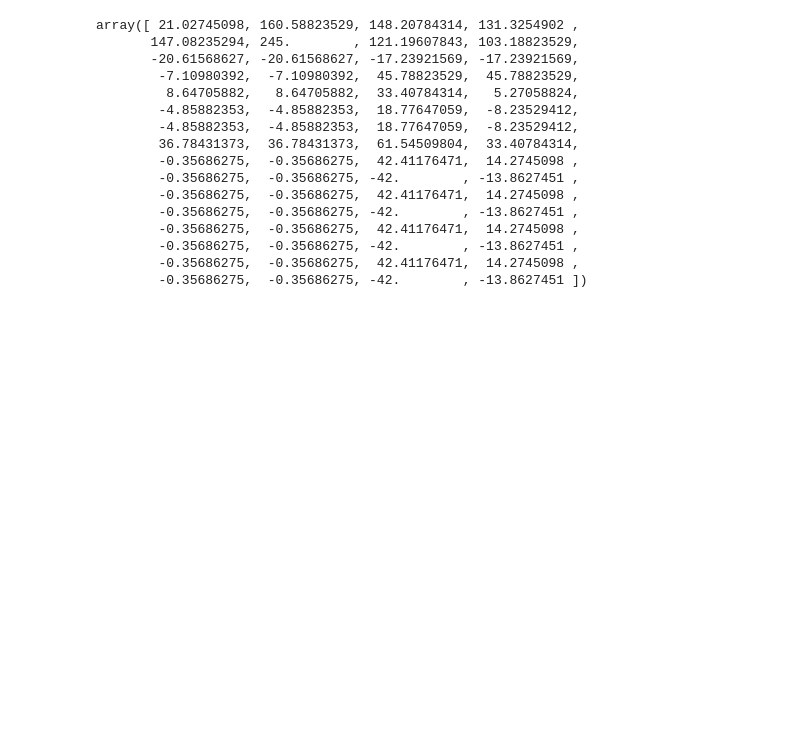
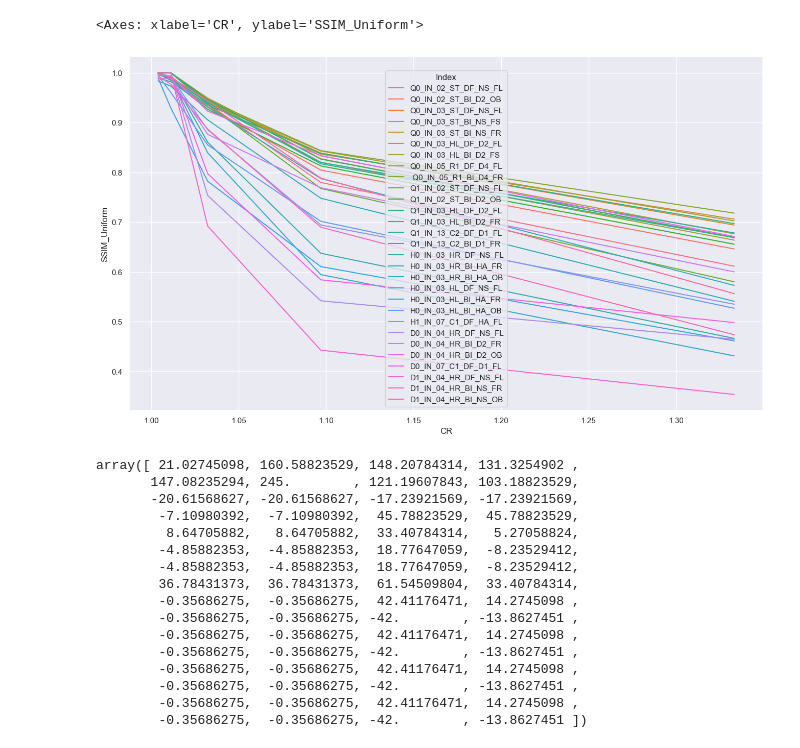
Before and after one commit to michael15346/wavelets, a Jupyter notebook: playground.ipynb, the cells around one changed output. Saved outputs shown, nothing was run; the diff lists cells and outputs as text; code cells hidden in the pictures; blank space fills up the shorter version.

```diff
--- a/playground.ipynb
+++ b/playground.ipynb
@@ -10,3 +14,12 @@ from periodic.wave import wavedec_period
+# %%
+df = pd.read_csv('results.csv')[["Index", "Estimated_CR", "SSIM_Uniform"]]
+df['CR'] = 1 / (1 - df['Estimated_CR'])
+sns.set_theme(rc={'figure.figsize':(16, 9)})
+sns.lineplot(data=df, x='CR', y='SSIM_Uniform', hue='Index')
+#plt.legend([],[], frameon=False)
+# %% [output]
+<Axes: xlabel='CR', ylabel='SSIM_Uniform'>
+[figure, added]
 # %%
 #data = OffsetTensor(iio.imread('test/lenna.bmp'), np.array([0, 0]))
 data = OffsetTensor(28. * np.array([[1, 2, 3, 4, 5, 6], [2, 3, 4, 5, 6, 7], [3, 4, 5, 6, 7, 8], [4, 5, 6, 7, 8, 9], [5, 6, 7, 8, 9, 10], [6, 7, 8, 9, 10, 11]]), np.array([0,0]))
```
Also changed, not shown: parts of 1 cell of this notebook, 9 other files.
